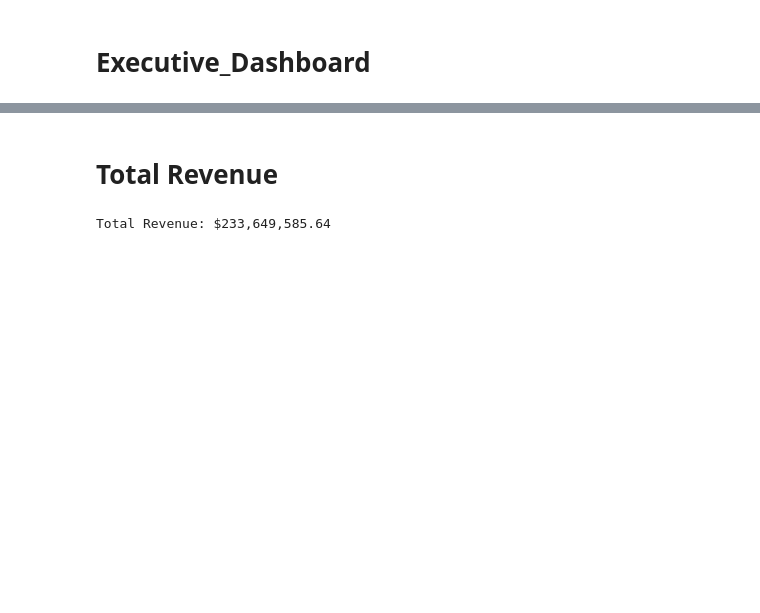
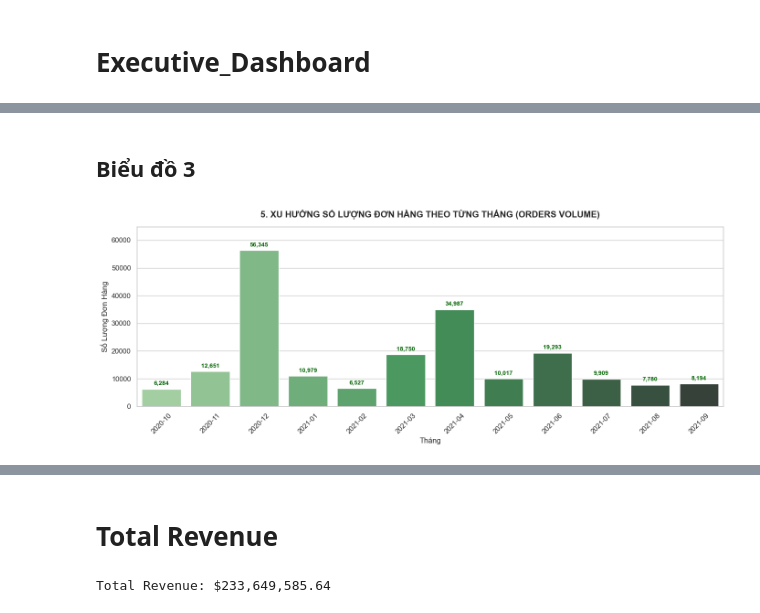
Before and after one commit to fanta2k5/PRO2291_duantotnghiep1, a Jupyter notebook: notebooks/Visualization/executive_dashboard.ipynb, the cells around one changed output, grey strips where cells are left out. Drawn from its saved outputs; the diff is of its cells as text; code cells hidden in the pictures; blank space fills up the shorter version.

```diff
--- a/notebooks/Visualization/executive_dashboard.ipynb
+++ b/notebooks/Visualization/executive_dashboard.ipynb
@@ -431,0 +283,22 @@ plt.show()
+# %% [markdown]
+## Biểu đồ 3
+# %%
+plt.figure(figsize=(14, 5.5))
+ax = sns.barplot(data=df_monthly, x='month_label', y='orders', hue='month_label', palette='Greens_d', legend=False)
+
+plt.title('5. XU HƯỚNG SỐ LƯỢNG ĐƠN HÀNG THEO TỪNG THÁNG (ORDERS VOLUME)', fontsize=14, fontweight='bold', pad=15)
+plt.xlabel('Tháng', fontsize=12)
+plt.ylabel('Số Lượng Đơn Hàng', fontsize=12)
+plt.xticks(rotation=45)
+
+for p in ax.patches:
+    val = p.get_height()
+    if pd.notna(val) and val > 0:
+        ax.annotate(f"{int(val):,}", (p.get_x() + p.get_width() / 2., val),
+                     ha='center', va='bottom', fontsize=9.5, fontweight='bold', color='darkgreen', xytext=(0, 4), textcoords='offset points')
+
+plt.ylim(0, df_monthly['orders'].max() * 1.15)
+plt.tight_layout()
+plt.show()
+# %% [output]
+[figure, added]
```
Also changed, not shown: parts of 20 cells of this notebook.
